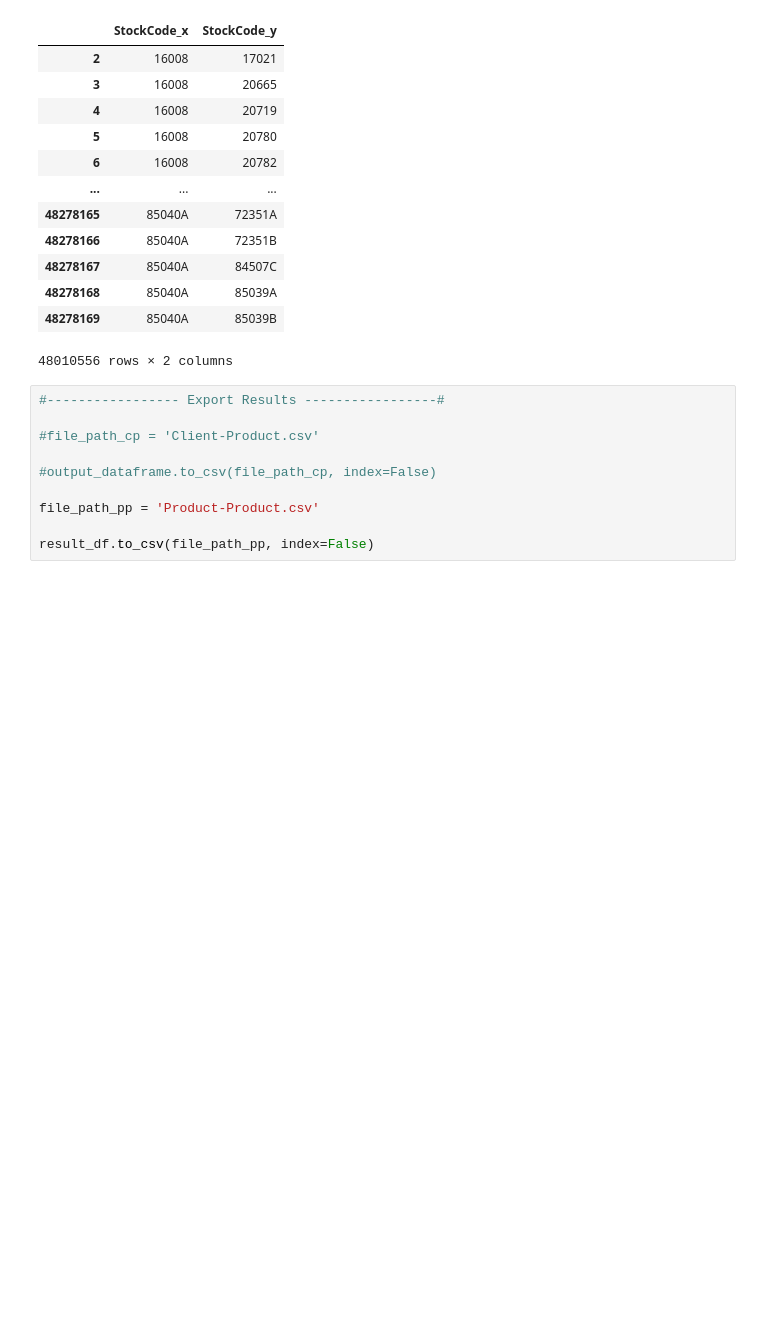
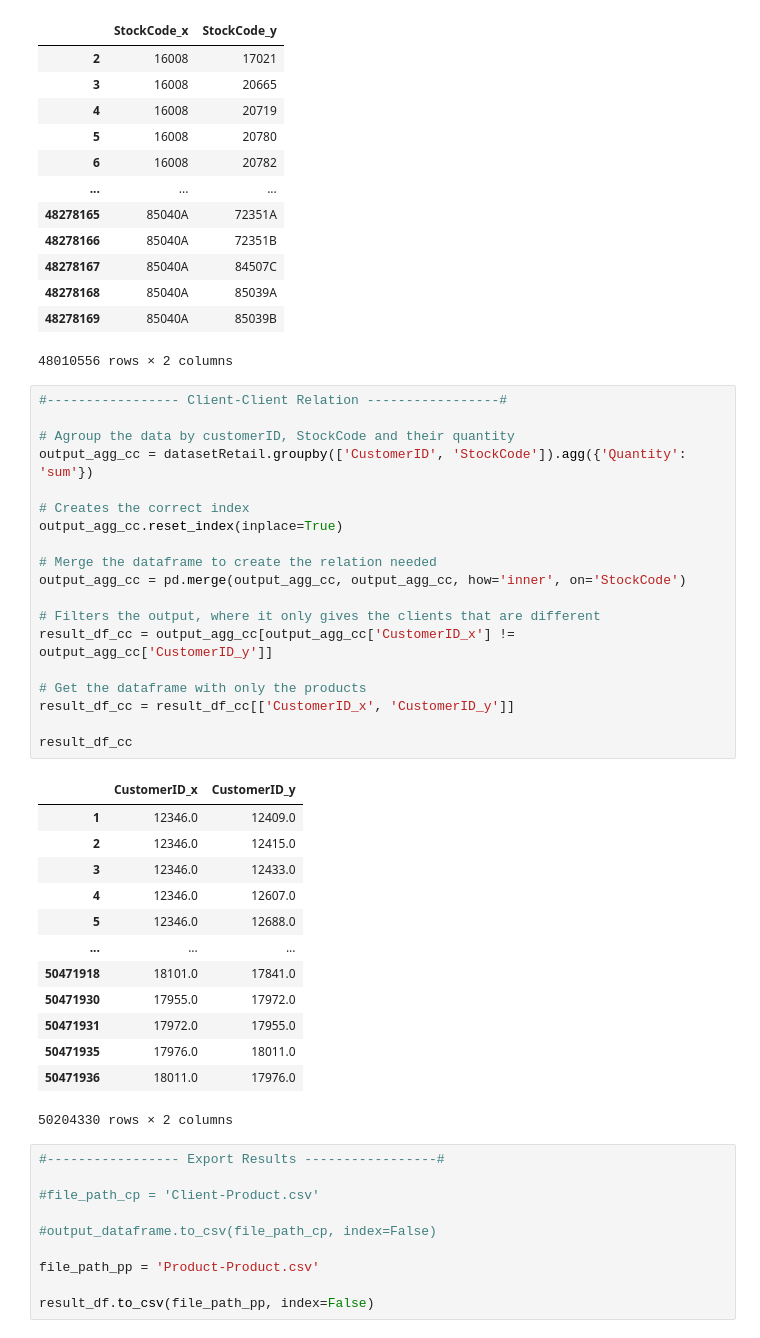
Before and after one commit to DEISI-ULHT-TFC-2023-24/TFC-DEISEI64-E-Commerce, a Jupyter notebook: Queries.ipynb, the cells around one changed output. Saved outputs shown, nothing was run; the diff lists cells and outputs as text; blank space fills up the shorter version.

```diff
--- a/Queries.ipynb
+++ b/Queries.ipynb
@@ -287,6 +313,39 @@ result_df
 | 48278168 | 85040A | 85039A |
 | 48278169 | 85040A | 85039B |
 48010556 rows × 2 columns
+# %%
+#----------------- Client-Client Relation -----------------#
+
+# Agroup the data by customerID, StockCode and their quantity
+output_agg_cc = datasetRetail.groupby(['CustomerID', 'StockCode']).agg({'Quantity': 'sum'})
+
+# Creates the correct index
+output_agg_cc.reset_index(inplace=True)
+
+# Merge the dataframe to create the relation needed
+output_agg_cc = pd.merge(output_agg_cc, output_agg_cc, how='inner', on='StockCode')
+
+# Filters the output, where it only gives the clients that are different
+result_df_cc = output_agg_cc[output_agg_cc['CustomerID_x'] != output_agg_cc['CustomerID_y']]
+
+# Get the dataframe with only the products
+result_df_cc = result_df_cc[['CustomerID_x', 'CustomerID_y']]
+
+result_df_cc
+# %% [output]
+|  | CustomerID_x | CustomerID_y |
+| 1 | 12346.0 | 12409.0 |
+| 2 | 12346.0 | 12415.0 |
+| 3 | 12346.0 | 12433.0 |
+| 4 | 12346.0 | 12607.0 |
+| 5 | 12346.0 | 12688.0 |
+| ... | ... | ... |
+| 50471918 | 18101.0 | 17841.0 |
+| 50471930 | 17955.0 | 17972.0 |
+| 50471931 | 17972.0 | 17955.0 |
+| 50471935 | 17976.0 | 18011.0 |
+| 50471936 | 18011.0 | 17976.0 |
+50204330 rows × 2 columns
 # %%
 #----------------- Export Results -----------------#
 
```
Also changed, not shown: parts of 11 cells of this notebook.
